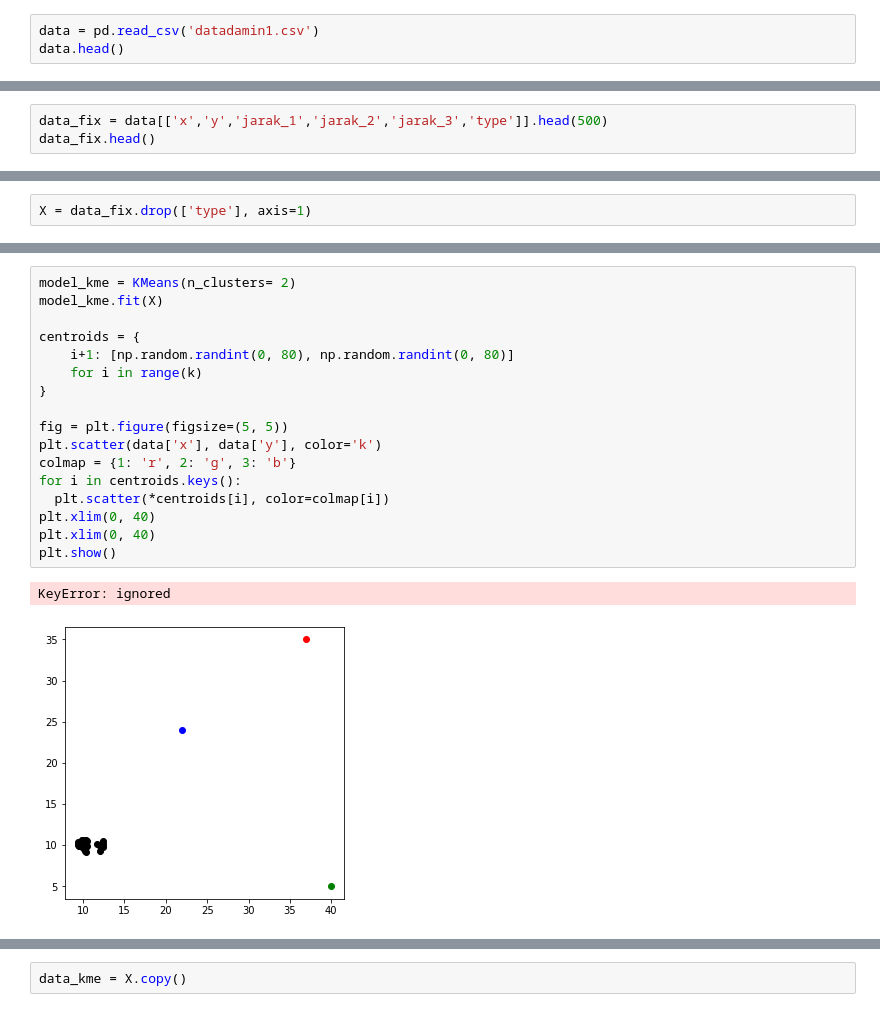
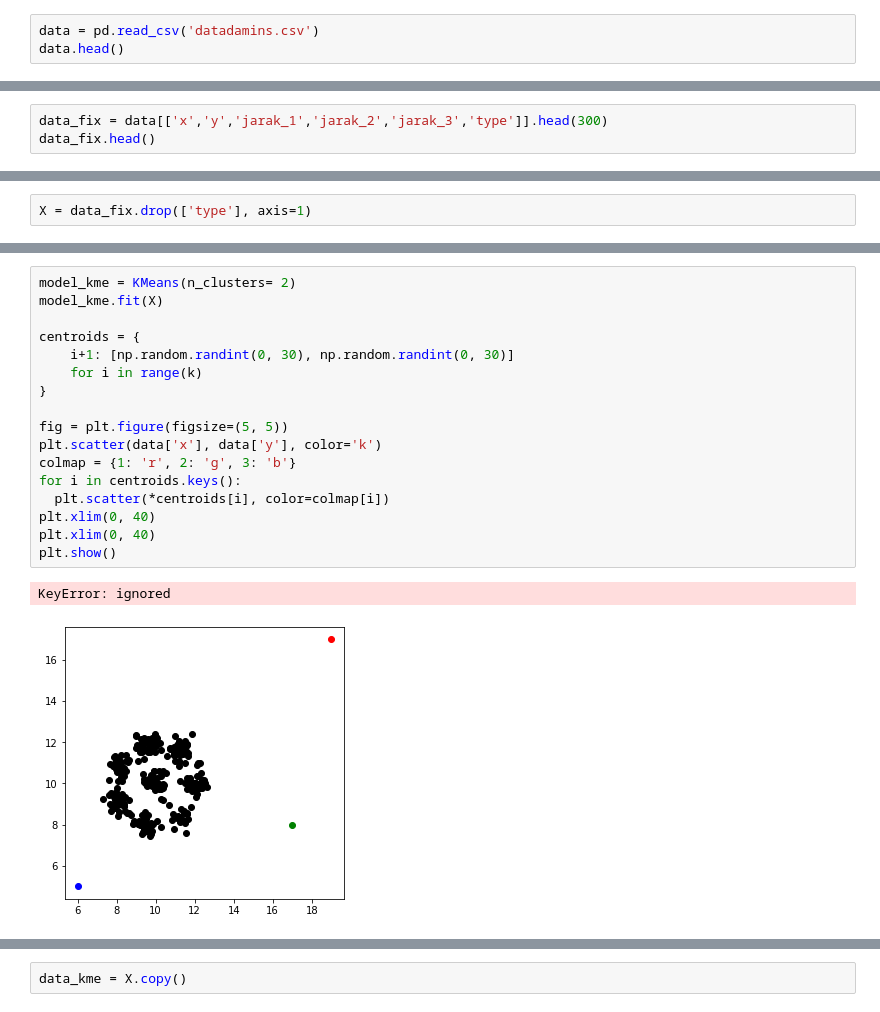
Before and after one commit to FaliaAmalia/Tugas_Damin2403, a Jupyter notebook: TugasDamin_KMeans.ipynb, the cells around one changed output, grey strips where cells are left out. Drawn from its saved outputs; the diff is of its cells as text.

```diff
--- a/TugasDamin_KMeans.ipynb
+++ b/TugasDamin_KMeans.ipynb
@@ -17,5 +17,5 @@ Saving datadamin1.csv to datadamin1.csv
 # %%
-data = pd.read_csv('datadamin1.csv')
+data = pd.read_csv('datadamins.csv')
 data.head()
 # %% [output]
 |  | x | y | jarak_1 | jarak_2 | jarak_3 | type |
@@ -27,5 +27,5 @@ data.head()
 # %%
-data_fix = data[['x','y','jarak_1','jarak_2','jarak_3','type']].head(500)
+data_fix = data[['x','y','jarak_1','jarak_2','jarak_3','type']].head(300)
 data_fix.head()
 # %% [output]
 |  | x | y | jarak_1 | jarak_2 | jarak_3 | type |
@@ -62,23 +62,23 @@ plt.show()
 # %%
 model_kme = KMeans(n_clusters= 2)
 model_kme.fit(X)
 
 centroids = {
-    i+1: [np.random.randint(0, 80), np.random.randint(0, 80)]
+    i+1: [np.random.randint(0, 30), np.random.randint(0, 30)]
     for i in range(k)
 }
 
 fig = plt.figure(figsize=(5, 5))
 plt.scatter(data['x'], data['y'], color='k')
 colmap = {1: 'r', 2: 'g', 3: 'b'}
 for i in centroids.keys():
   plt.scatter(*centroids[i], color=colmap[i])
 plt.xlim(0, 40)
 plt.xlim(0, 40)
 plt.show()
 # %% [output]
 KeyError: ignored
-[figure, old version]
+[figure, new version]
 # %%
 pred_kme = model_kme.predict(X)
 pred_kme
```
Also changed, not shown: parts of 8 cells of this notebook.
